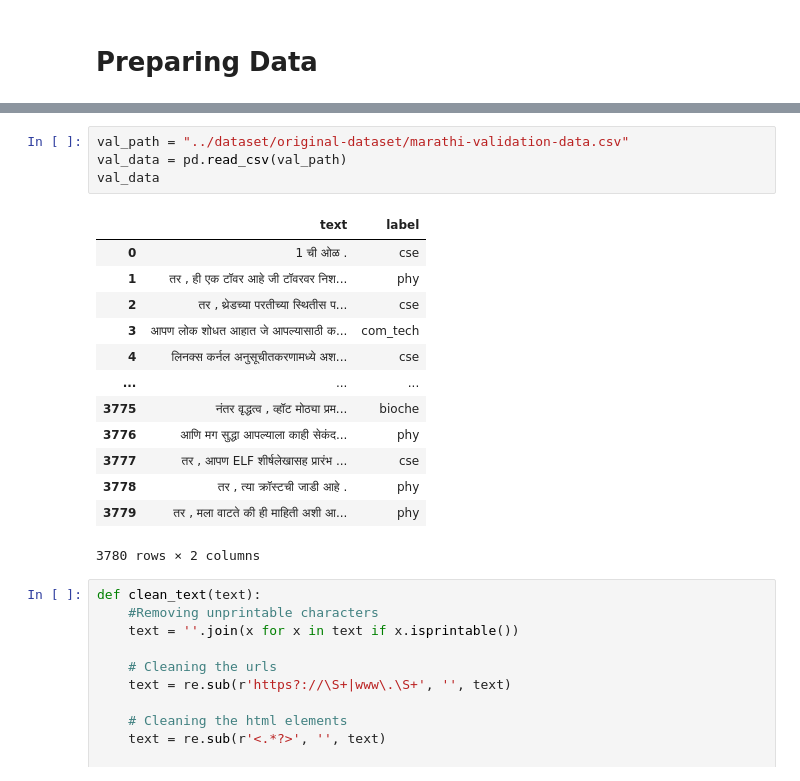
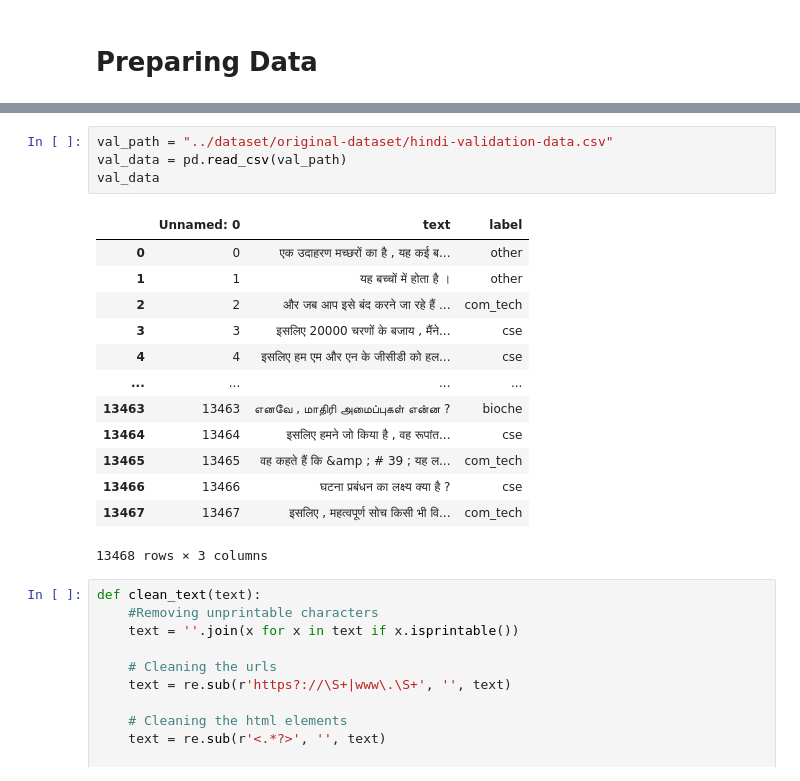
Before and after one commit to athrvkk/ICON-2020-TechDoFication, a Jupyter notebook: embeddings/compute-LDA-embeddings.ipynb, the cells around one changed output, grey strips where cells are left out. Drawn from its saved outputs; the diff is of its cells as text.

```diff
--- a/embeddings/compute-LDA-embeddings.ipynb
+++ b/embeddings/compute-LDA-embeddings.ipynb
@@ -40,21 +35,21 @@ for row in file:
 # %%
-val_path = "../dataset/original-dataset/marathi-validation-data.csv"
+val_path = "../dataset/original-dataset/hindi-validation-data.csv"
 val_data = pd.read_csv(val_path)
 val_data
 # %% [output]
-|  | text | label |
-| 0 | 1 ची ओळ . | cse |
-| 1 | तर , ही एक टॉवर आहे जी टॉवरवर निश... | phy |
-| 2 | तर , थ्रेडच्या परतीच्या स्थितीस प... | cse |
-| 3 | आपण लोक शोधत आहात जे आपल्यासाठी क... | com_tech |
-| 4 | लिनक्स कर्नल अनुसूचीतकरणामध्ये अश... | cse |
-| ... | ... | ... |
-| 3775 | नंतर वृद्धत्व , व्हॉट मोठ्या प्रम... | bioche |
-| 3776 | आणि मग सुद्धा आपल्याला काही सेकंद... | phy |
-| 3777 | तर , आपण ELF शीर्षलेखासह प्रारंभ ... | cse |
-| 3778 | तर , त्या क्रॉस्टची जाडी आहे . | phy |
-| 3779 | तर , मला वाटते की ही माहिती अशी आ... | phy |
+|  | Unnamed: 0 | text | label |
+| 0 | 0 | एक उदाहरण मच्छरों का है , यह कई ब... | other |
+| 1 | 1 | यह बच्चों में होता है । | other |
+| 2 | 2 | और जब आप इसे बंद करने जा रहे हैं ... | com_tech |
+| 3 | 3 | इसलिए 20000 चरणों के बजाय , मैंने... | cse |
+| 4 | 4 | इसलिए हम एम और एन के जीसीडी को हल... | cse |
+| ... | ... | ... | ... |
+| 13463 | 13463 | எனவே , மாதிரி அமைப்புகள் என்ன ? | bioche |
+| 13464 | 13464 | इसलिए हमने जो किया है , वह रूपांत... | cse |
+| 13465 | 13465 | वह कहते हैं कि &amp ; # 39 ; यह ल... | com_tech |
+| 13466 | 13466 | घटना प्रबंधन का लक्ष्य क्या है ? | cse |
+| 13467 | 13467 | इसलिए , महत्वपूर्ण सोच किसी भी वि... | com_tech |
-3780 rows × 2 columns
+13468 rows × 3 columns
 # %%
 def clean_text(text):
     #Removing unprintable characters
```
Also changed, not shown: parts of 11 cells of this notebook, 26 other files.
